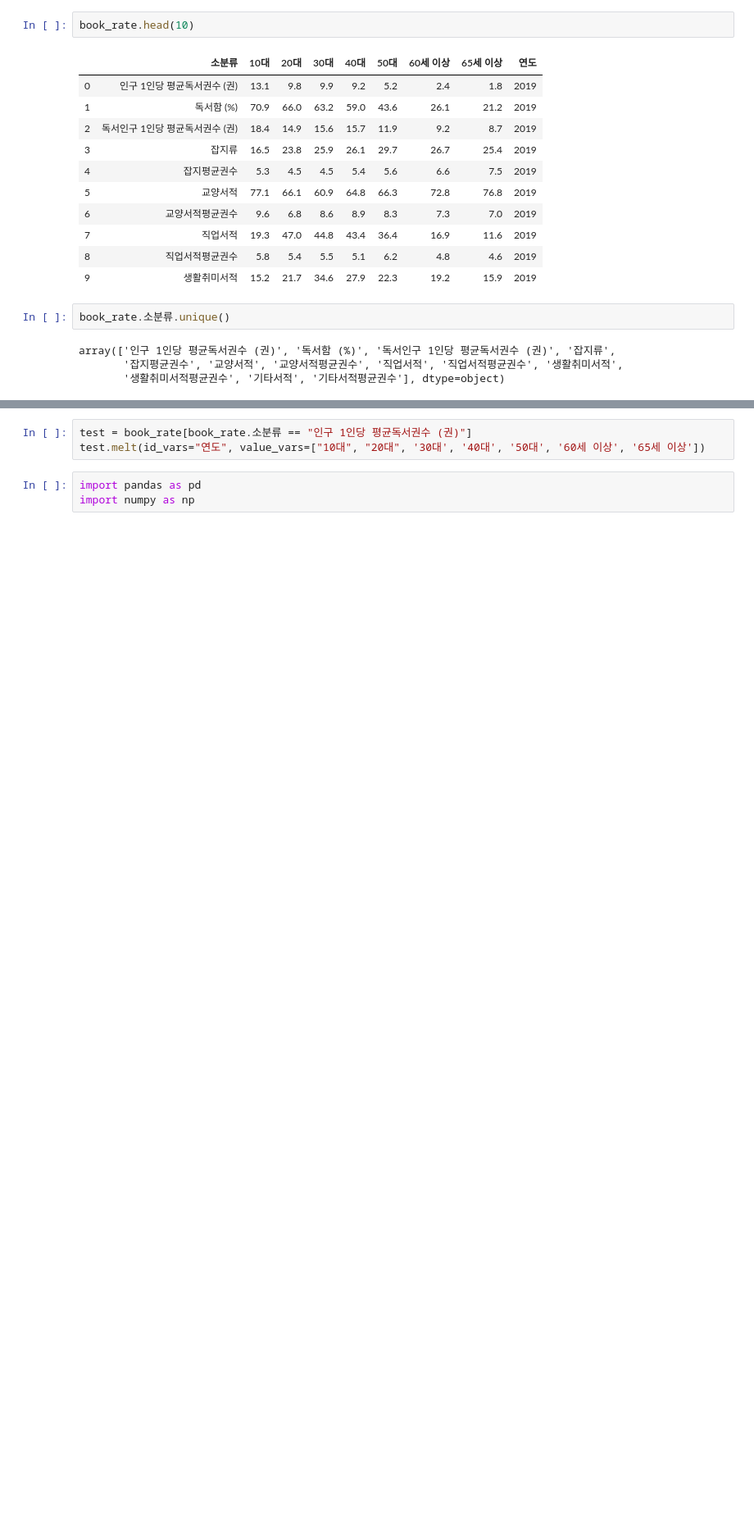
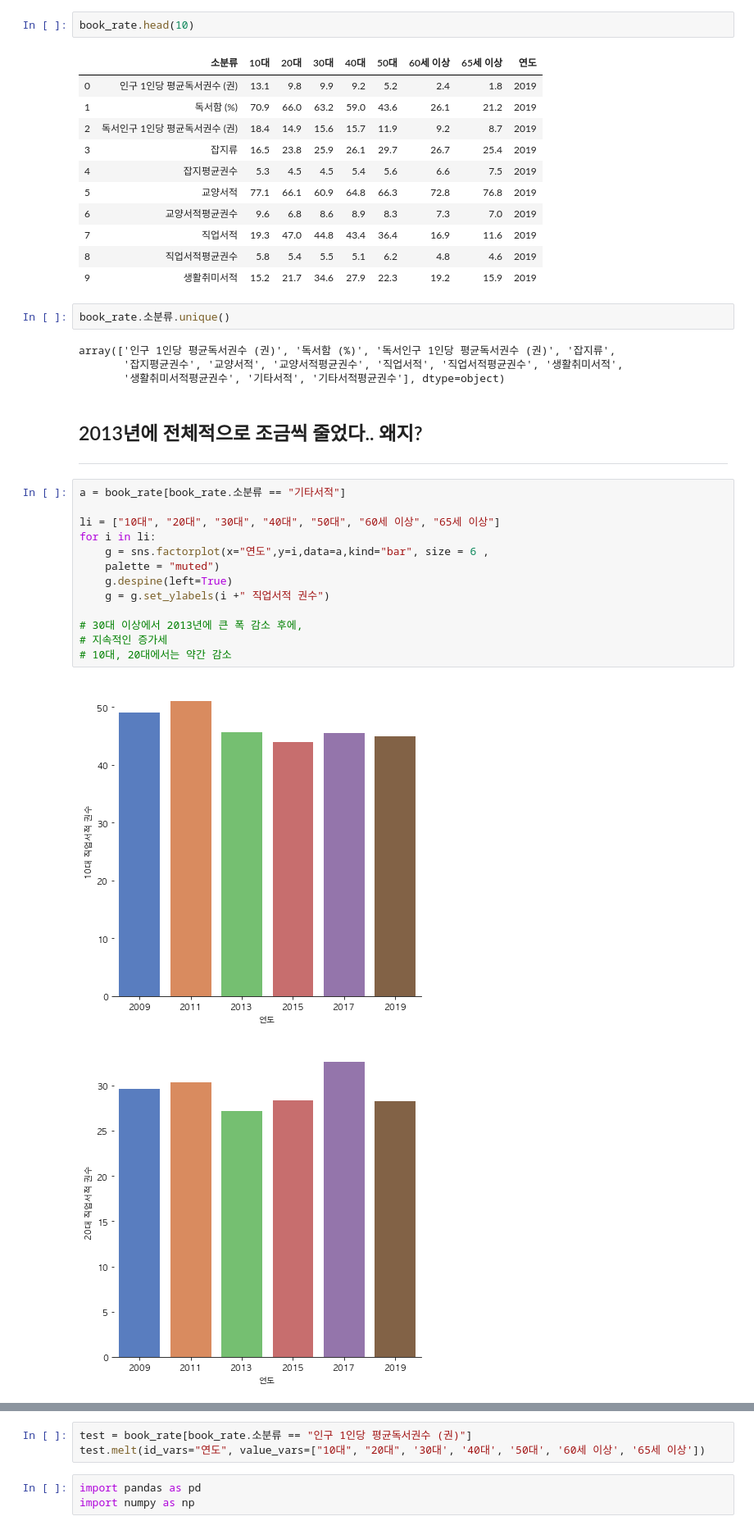
Before and after one commit to euskate/mp02, a Jupyter notebook: book_rate.ipynb, the cells around one changed output, grey strips where cells are left out. Shown at 82% size. Drawn from its saved outputs; the diff is of its cells as text; blank space fills up the shorter version.

```diff
--- a/book_rate.ipynb
+++ b/book_rate.ipynb
@@ -190,3 +190,23 @@ book_rate.소분류.unique()
 array(['인구 1인당 평균독서권수 (권)', '독서함 (%)', '독서인구 1인당 평균독서권수 (권)', '잡지류',
        '잡지평균권수', '교양서적', '교양서적평균권수', '직업서적', '직업서적평균권수', '생활취미서적',
        '생활취미서적평균권수', '기타서적', '기타서적평균권수'], dtype=object)
+# %% [markdown]
+## 2013년에 전체적으로 조금씩 줄었다.. 왜지?
+
+<hr>
+# %%
+a = book_rate[book_rate.소분류 == "기타서적"]
+
+li = ["10대", "20대", "30대", "40대", "50대", "60세 이상", "65세 이상"]
+for i in li:
+    g = sns.factorplot(x="연도",y=i,data=a,kind="bar", size = 6 ,
+    palette = "muted")
+    g.despine(left=True)
+    g = g.set_ylabels(i +" 직업서적 권수")
+
+# 30대 이상에서 2013년에 큰 폭 감소 후에,
+# 지속적인 증가세
+# 10대, 20대에서는 약간 감소
+# %% [output]
+[figure, added]
+[figure, added]
```
Also changed, not shown: parts of 8 cells of this notebook.
